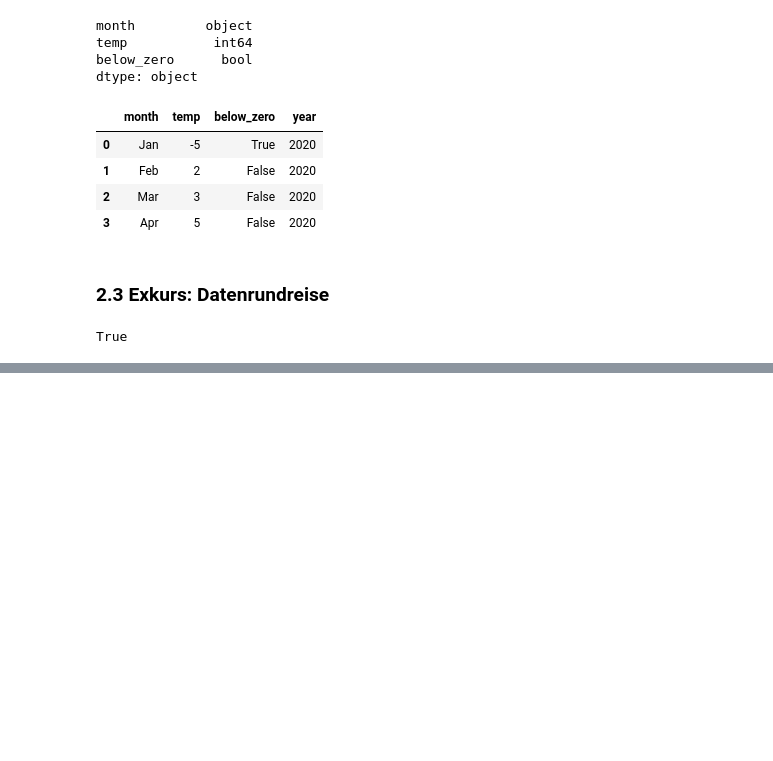
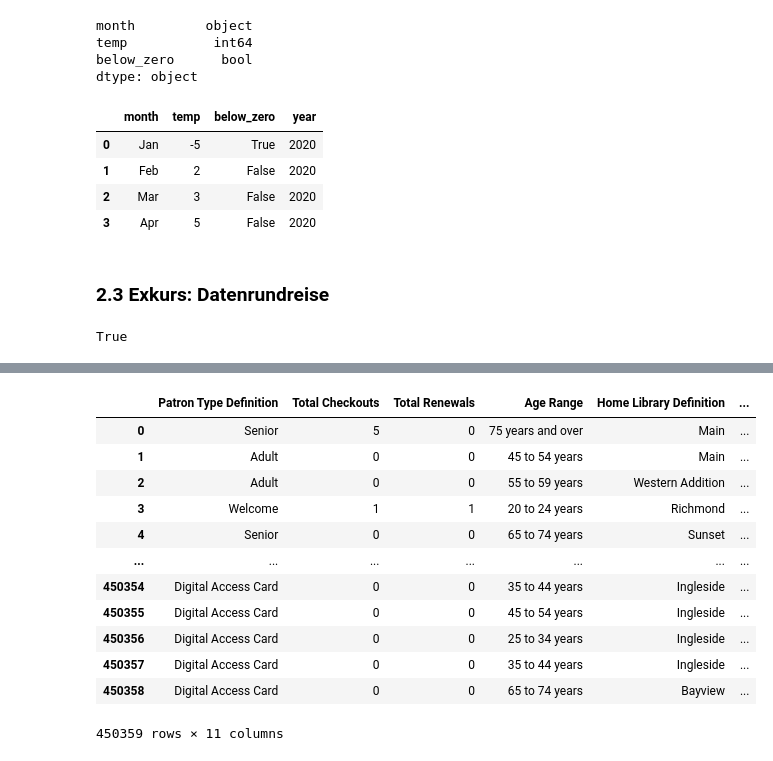
Before and after one commit to ottjannik/2024-2025-Data_Librarian_Jannik_Ott, a Jupyter notebook: Modul_3/notebooks/pandas_introduction.ipynb, the cells around one changed output, grey strips where cells are left out. Cells and saved outputs as stored; diff of their text form; code cells hidden in the pictures; blank space fills up the shorter version.

Commit message:
Finish Pandas Aufgabe, add Library_Usage_Clean.csv

```diff
--- a/Modul_3/notebooks/pandas_introduction.ipynb
+++ b/Modul_3/notebooks/pandas_introduction.ipynb
@@ -79,0 +82,4 @@ True
+# %%
+import pandas as pd
+df = pd.read_csv("../data/Library_Usage.csv",low_memory=False)
+df.columns
@@ -79,0 +102,28 @@ True
+# %%
+df['Circulation Active Year'] = pd.to_numeric(
+  df['Circulation Active Year'], errors='coerce'
+)
+# %%
+df['Circulation Active Month'] = pd.to_datetime(
+    df['Circulation Active Month'],
+    errors='coerce',
+    format="%b"
+)
+# %%
+df['Circulation Active Month'] = df['Circulation Active Month'].dt.month
+# %%
+df
+# %% [output]
+|  | Patron Type Definition | Total Checkouts | Total Renewals | Age Range | Home Library Definition | ... |
+| 0 | Senior | 5 | 0 | 75 years and over | Main | ... |
+| 1 | Adult | 0 | 0 | 45 to 54 years | Main | ... |
+| 2 | Adult | 0 | 0 | 55 to 59 years | Western Addition | ... |
+| 3 | Welcome | 1 | 1 | 20 to 24 years | Richmond | ... |
+| 4 | Senior | 0 | 0 | 65 to 74 years | Sunset | ... |
+| ... | ... | ... | ... | ... | ... | ... |
+| 450354 | Digital Access Card | 0 | 0 | 35 to 44 years | Ingleside | ... |
+| 450355 | Digital Access Card | 0 | 0 | 45 to 54 years | Ingleside | ... |
+| 450356 | Digital Access Card | 0 | 0 | 25 to 34 years | Ingleside | ... |
+| 450357 | Digital Access Card | 0 | 0 | 35 to 44 years | Ingleside | ... |
+| 450358 | Digital Access Card | 0 | 0 | 65 to 74 years | Bayview | ... |
+450359 rows × 11 columns
```
Also changed, not shown: parts of 41 cells of this notebook, 1 other file.
